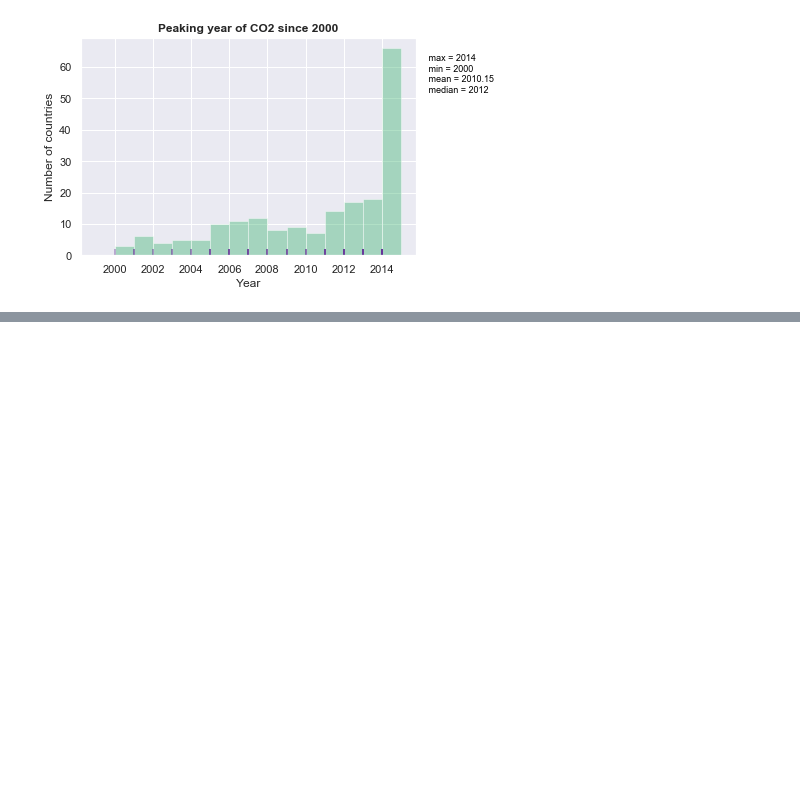
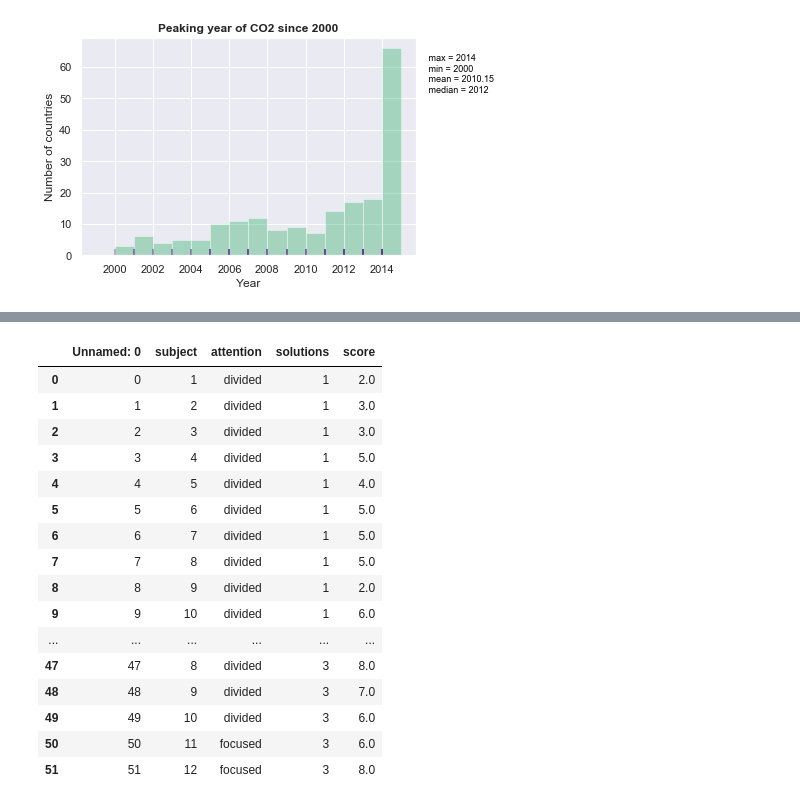
Before and after one commit to mljeffery/performance-distribution-tools, a Jupyter notebook: assess-peaking-emissions.ipynb, the cells around one changed output, grey strips where cells are left out. Cells and saved outputs as stored; diff of their text form; code cells hidden in the pictures; blank space fills up the shorter version.

```diff
--- a/assess-peaking-emissions.ipynb
+++ b/assess-peaking-emissions.ipynb
@@ -240,0 +385,24 @@ NameError: name 'peaking_assessment' is not defined
+# %%
+attend = sns.load_dataset("attention").query("subject <= 12")
+attend
+
+#g = sns.FacetGrid(attend, col="subject", col_wrap=4, height=2, ylim=(0, 10))
+#g.map(sns.pointplot, "solutions", "score", color=".3", ci=None);
+# %% [output]
+|  | Unnamed: 0 | subject | attention | solutions | score |
+| 0 | 0 | 1 | divided | 1 | 2.0 |
+| 1 | 1 | 2 | divided | 1 | 3.0 |
+| 2 | 2 | 3 | divided | 1 | 3.0 |
+| 3 | 3 | 4 | divided | 1 | 5.0 |
+| 4 | 4 | 5 | divided | 1 | 4.0 |
+| 5 | 5 | 6 | divided | 1 | 5.0 |
+| 6 | 6 | 7 | divided | 1 | 5.0 |
+| 7 | 7 | 8 | divided | 1 | 5.0 |
+| 8 | 8 | 9 | divided | 1 | 2.0 |
+| 9 | 9 | 10 | divided | 1 | 6.0 |
+| ... | ... | ... | ... | ... | ... |
+| 47 | 47 | 8 | divided | 3 | 8.0 |
+| 48 | 48 | 9 | divided | 3 | 7.0 |
+| 49 | 49 | 10 | divided | 3 | 6.0 |
+| 50 | 50 | 11 | focused | 3 | 6.0 |
+| 51 | 51 | 12 | focused | 3 | 8.0 |
```
Also changed, not shown: parts of 11 cells of this notebook.
